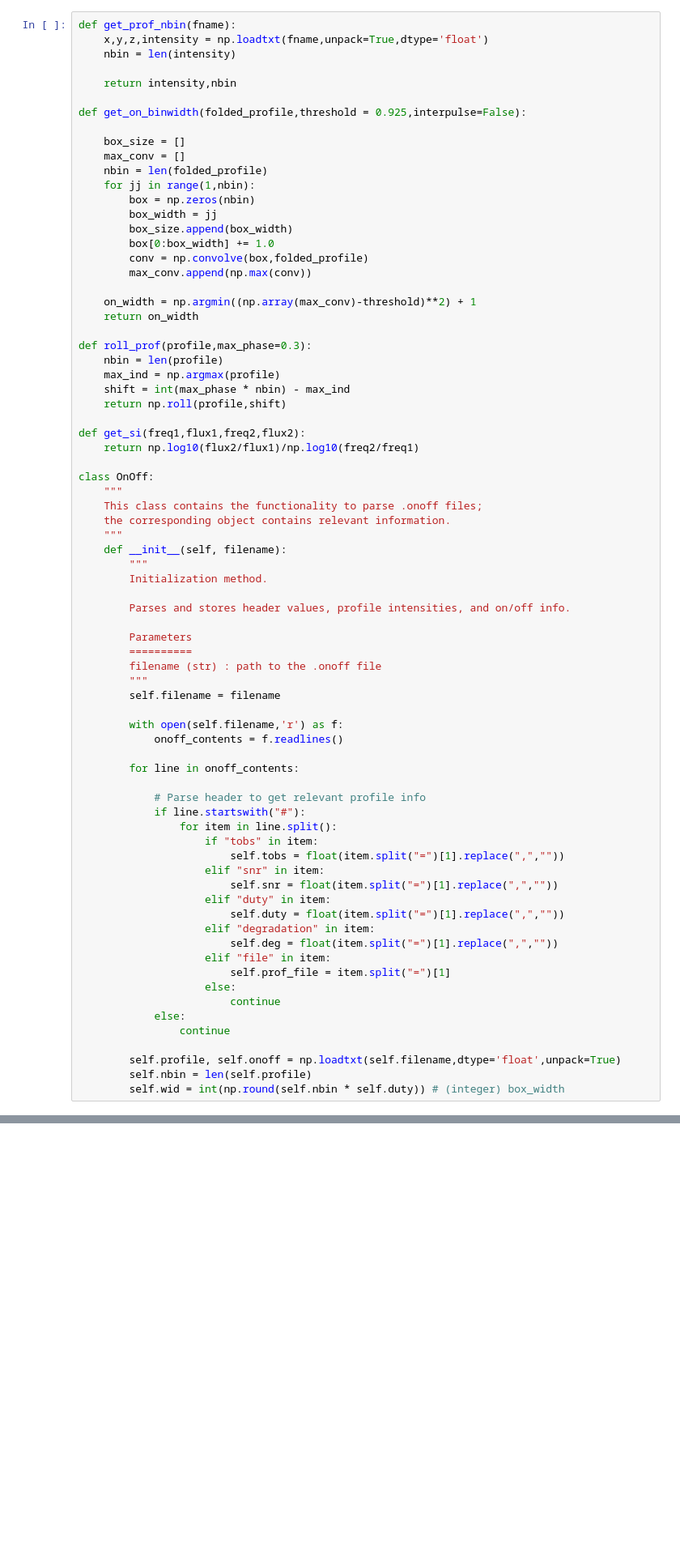
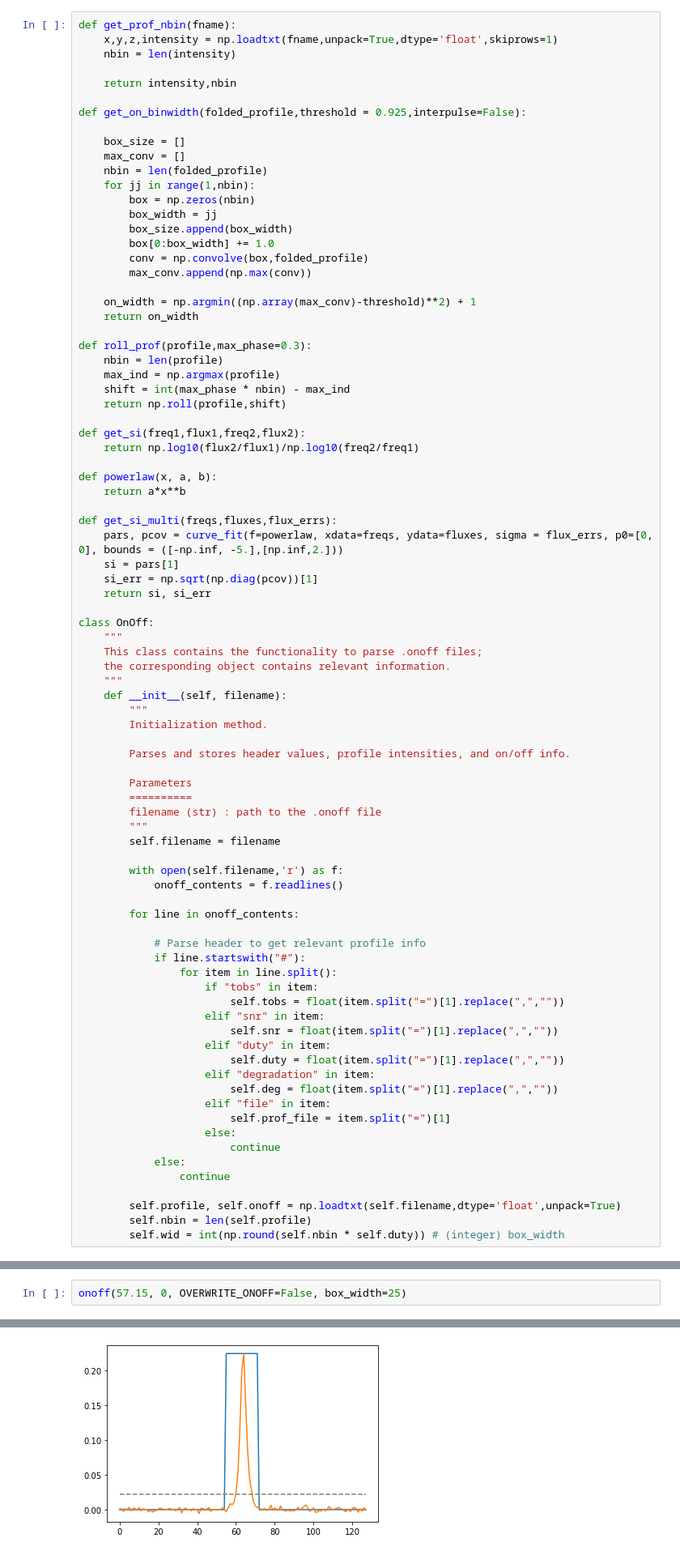
Before and after one commit to wcfiore/gbncc_viii, a Jupyter notebook: prof_flux_est.ipynb, the cells around one changed output, grey strips where cells are left out. Shown: that part at 81% size. Cells and saved outputs as stored; diff of their text form; blank space fills up the shorter version.

Commit message:
Fluxes and spectral indices

```diff
--- a/prof_flux_est.ipynb
+++ b/prof_flux_est.ipynb
@@ -12,6 +13,6 @@ from astropy import units as u, constants as c
 # %%
 def get_prof_nbin(fname):
-    x,y,z,intensity = np.loadtxt(fname,unpack=True,dtype='float')
+    x,y,z,intensity = np.loadtxt(fname,unpack=True,dtype='float',skiprows=1)
     nbin = len(intensity)
 
     return intensity,nbin
@@ -40,6 +41,15 @@ def roll_prof(profile,max_phase=0.3):
 
 def get_si(freq1,flux1,freq2,flux2):
     return np.log10(flux2/flux1)/np.log10(freq2/freq1)
+
+def powerlaw(x, a, b):
+    return a*x**b
+
+def get_si_multi(freqs,fluxes,flux_errs):
+    pars, pcov = curve_fit(f=powerlaw, xdata=freqs, ydata=fluxes, sigma = flux_errs, p0=[0, 0], bounds = ([-np.inf, -5.],[np.inf,2.]))
+    si = pars[1]
+    si_err = np.sqrt(np.diag(pcov))[1]
+    return si, si_err
 
 class OnOff:
     """
@@ -197,0 +338,3 @@ if OVERWRITE_ONOFF:
+# %%
+onoff(57.15, 0, OVERWRITE_ONOFF=False, box_width=25)
+# %% [output]
@@ -198,3 +345,4 @@ if OVERWRITE_ONOFF:
+[figure, added]
 # %%
 gsm = pygdsm.GlobalSkyModel()
 
```
Also changed, not shown: parts of 8 cells of this notebook, 50 other files.
